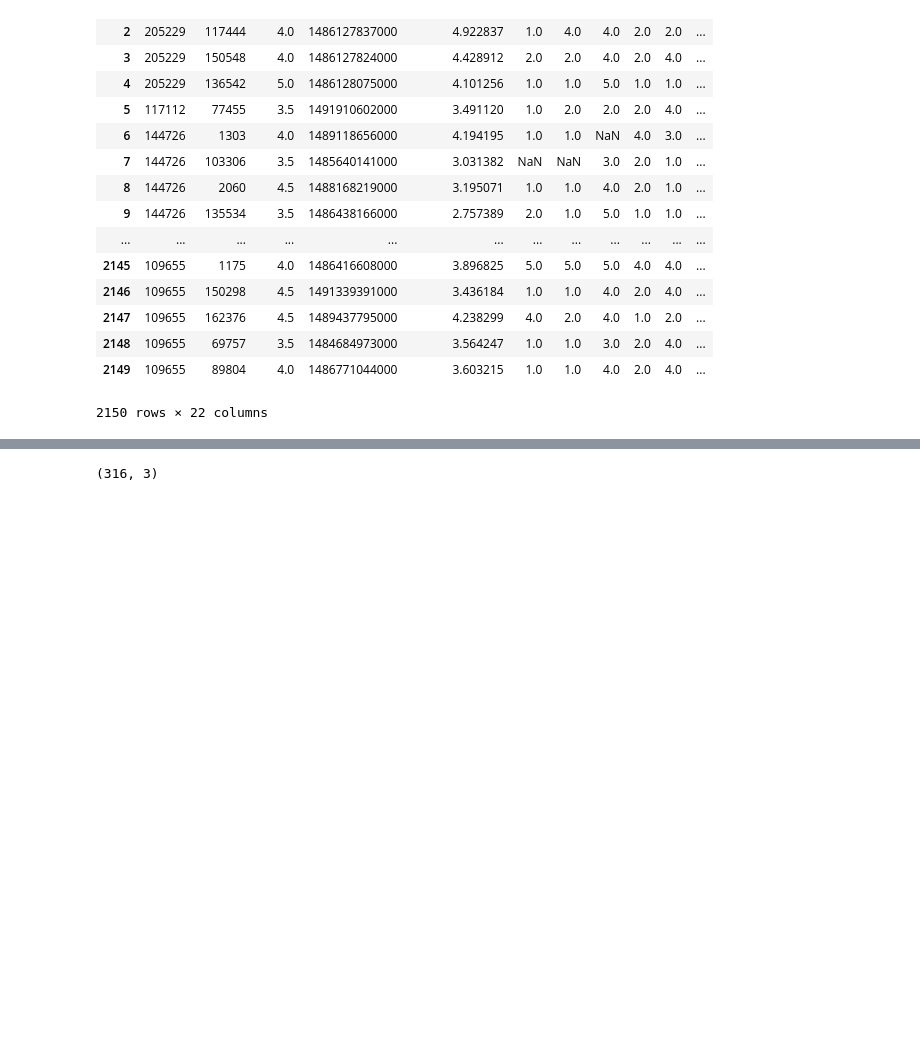
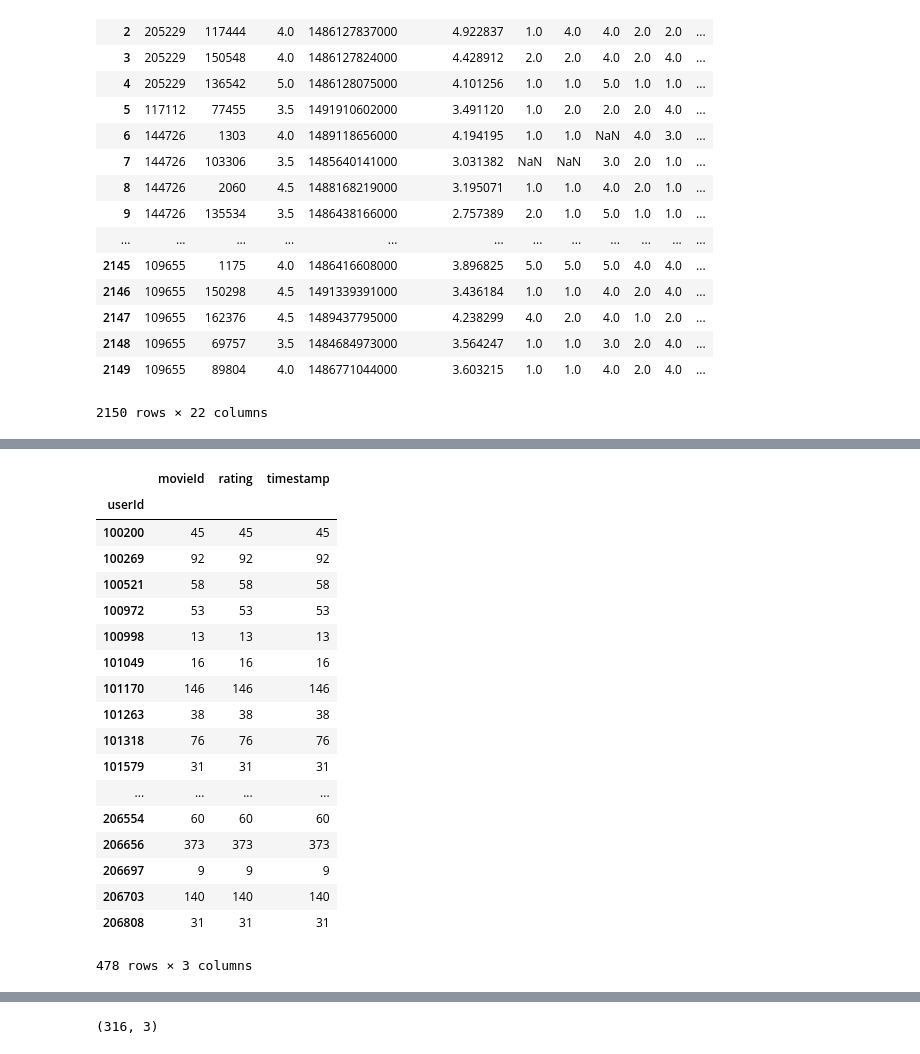
Before and after one commit to aniruddhakal/Recommending-Diverse-And-Serendipitous-Movies-using-Tag-Genome, a Jupyter notebook: ipython_notebooks/DataExploration/Serendipity2018_Dataset.ipynb, the cells around one changed output, grey strips where cells are left out. Drawn from its saved outputs; the diff is of its cells as text; code cells hidden in the pictures; blank space fills up the shorter version.

```diff
--- a/ipython_notebooks/DataExploration/Serendipity2018_Dataset.ipynb
+++ b/ipython_notebooks/DataExploration/Serendipity2018_Dataset.ipynb
@@ -127,2 +133,23 @@ ratings_df
 # %%
 count_df = ratings_df.groupby('userId').count()
+count_df
+# %% [output]
+|  | movieId | rating | timestamp |
+| userId |  |  |  |
+| 100200 | 45 | 45 | 45 |
+| 100269 | 92 | 92 | 92 |
+| 100521 | 58 | 58 | 58 |
+| 100972 | 53 | 53 | 53 |
+| 100998 | 13 | 13 | 13 |
+| 101049 | 16 | 16 | 16 |
+| 101170 | 146 | 146 | 146 |
+| 101263 | 38 | 38 | 38 |
+| 101318 | 76 | 76 | 76 |
+| 101579 | 31 | 31 | 31 |
+| ... | ... | ... | ... |
+| 206554 | 60 | 60 | 60 |
+| 206656 | 373 | 373 | 373 |
+| 206697 | 9 | 9 | 9 |
+| 206703 | 140 | 140 | 140 |
+| 206808 | 31 | 31 | 31 |
+478 rows × 3 columns
```
Also changed, not shown: parts of 7 cells of this notebook, 2 other files.
